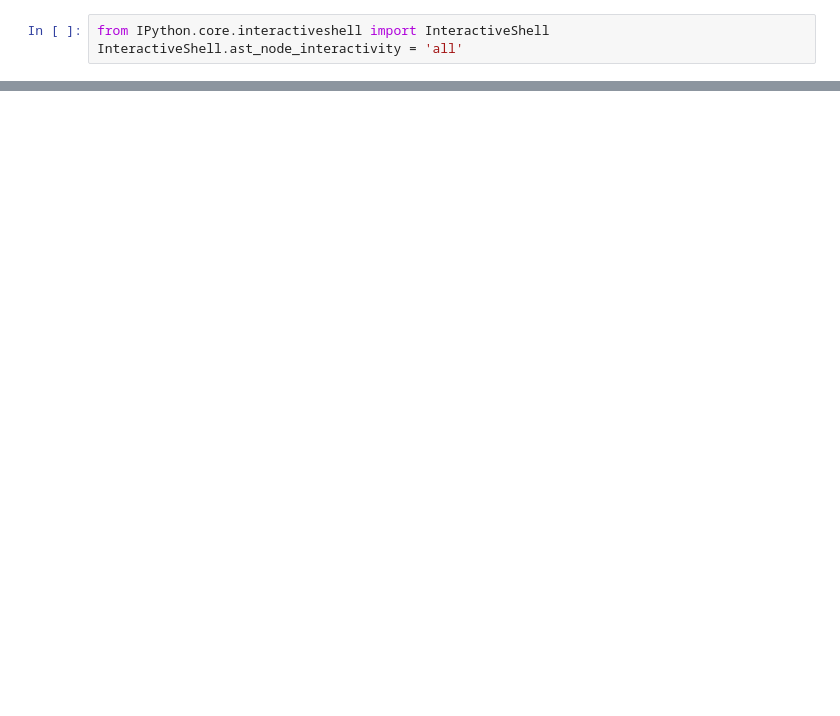
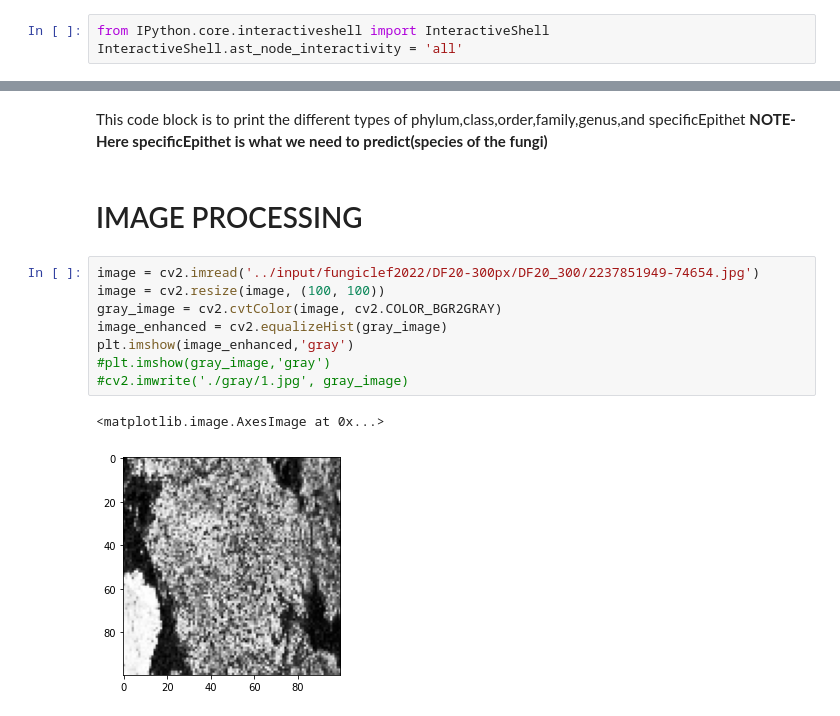
Before and after one commit to NandakishorV/Imageprocessing-Fungi, a Jupyter notebook: notebook6105e1b048.ipynb, the cells around one changed output, grey strips where cells are left out. Drawn from its saved outputs; the diff is of its cells as text; blank space fills up the shorter version.

```diff
--- a/notebook6105e1b048.ipynb
+++ b/notebook6105e1b048.ipynb
@@ -76,0 +81,16 @@ print('no. : \n ', df['specificEpithet'].count())
+# %% [markdown]
+This code block is to print the different types of phylum,class,order,family,genus,and specificEpithet
+**NOTE- Here specificEpithet is what we need to predict(species of the fungi)**
+# %% [markdown]
+# IMAGE PROCESSING
+# %%
+image = cv2.imread('../input/fungiclef2022/DF20-300px/DF20_300/2237851949-74654.jpg')
+image = cv2.resize(image, (100, 100))
+gray_image = cv2.cvtColor(image, cv2.COLOR_BGR2GRAY)
+image_enhanced = cv2.equalizeHist(gray_image)
+plt.imshow(image_enhanced,'gray')
+#plt.imshow(gray_image,'gray')
+#cv2.imwrite('./gray/1.jpg', gray_image)
+# %% [output]
+<matplotlib.image.AxesImage at 0x...>
+[figure, added]
```
Also changed, not shown: parts of 29 cells of this notebook.
